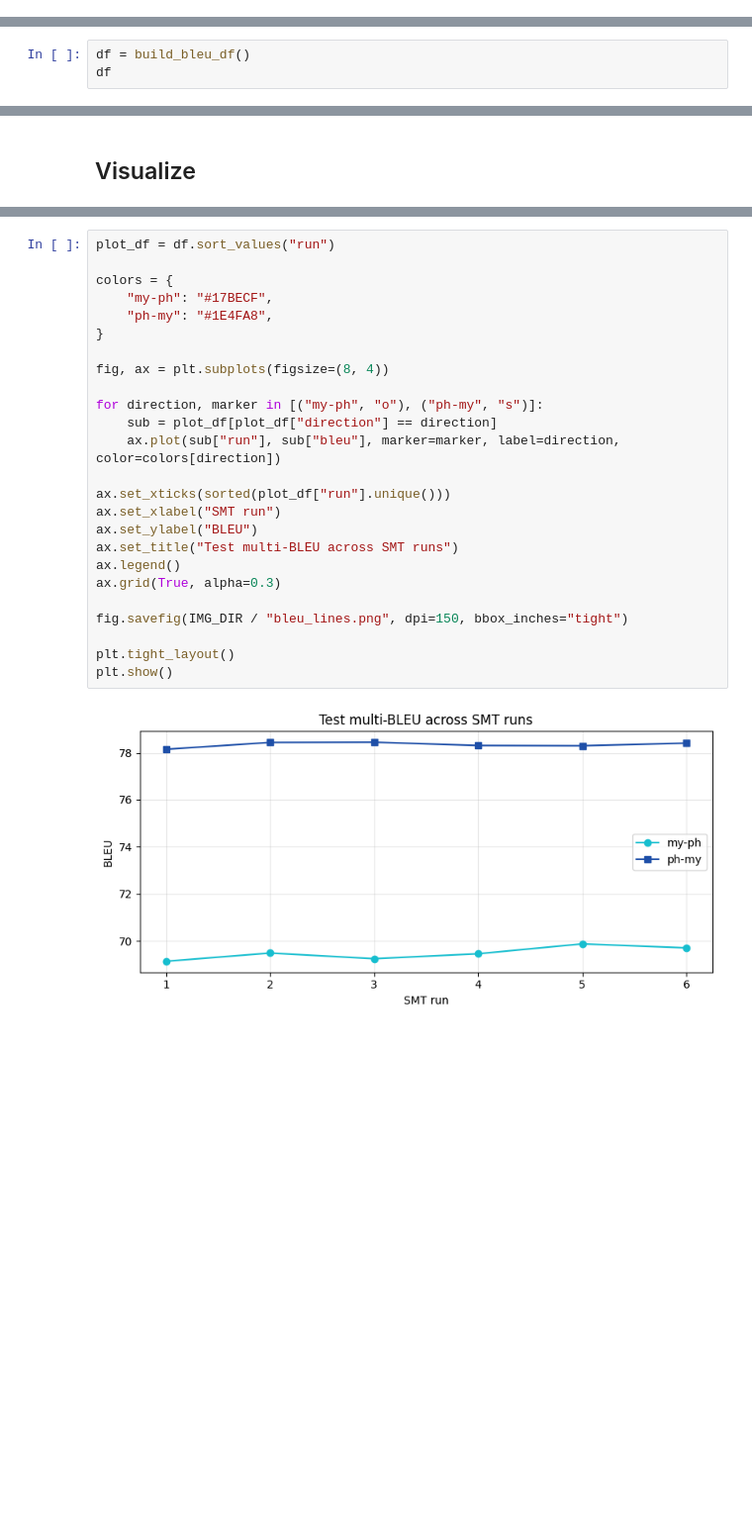
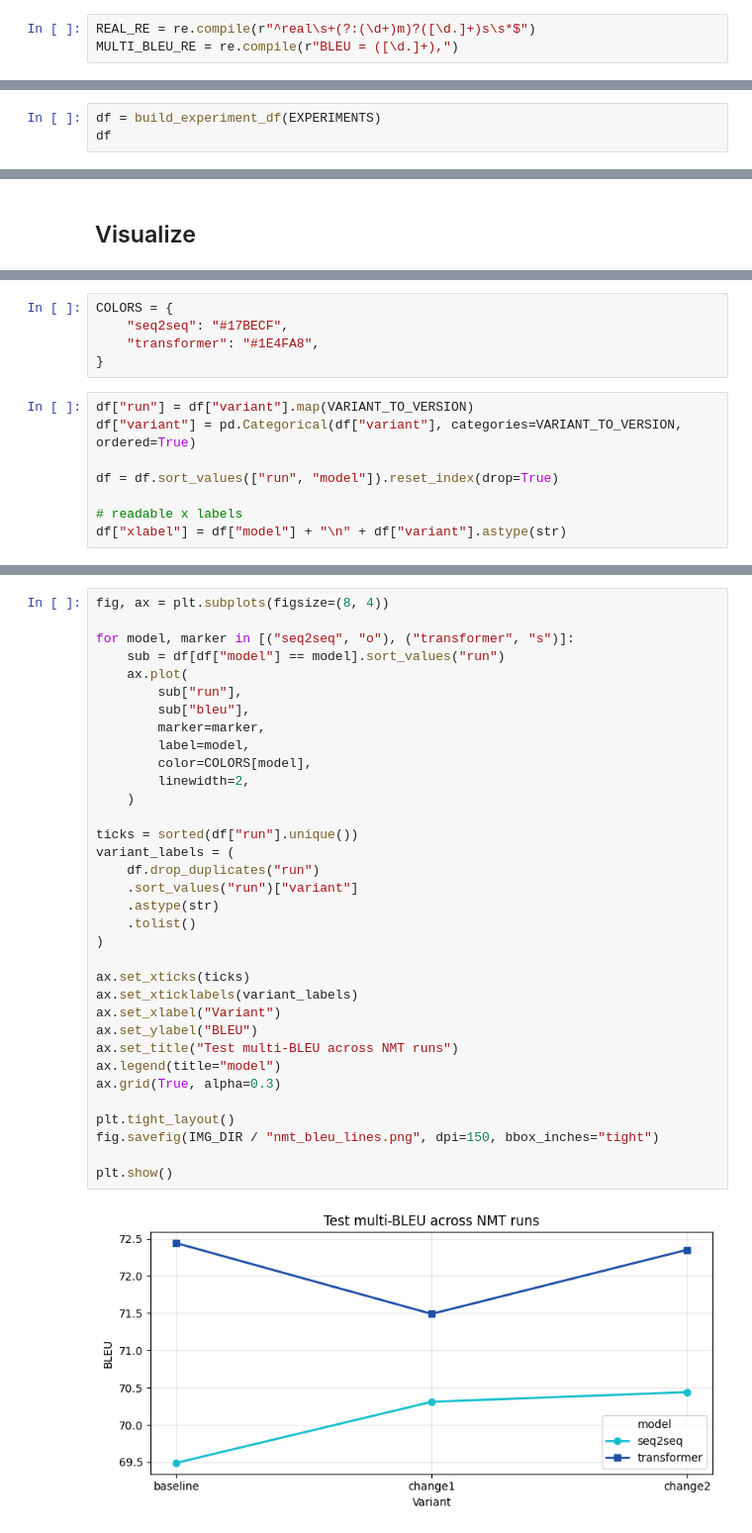
Before and after one commit to lawun330/basic-neural-machine-translation, a Jupyter notebook: notebooks/visualize.ipynb, the cells around one changed output, grey strips where cells are left out. Shown at 99% size. Saved outputs shown, nothing was run; the diff lists cells and outputs as text; blank space fills up the shorter version.

Commit message:
add visualization; update documentation

```diff
--- a/notebooks/visualize.ipynb
+++ b/notebooks/visualize.ipynb
@@ -244,0 +199,3 @@ def bleu_pivot(df: pd.DataFrame, value: str = "bleu") -> pd.DataFrame:
+# %%
+REAL_RE = re.compile(r"^real\s+(?:(\d+)m)?([\d.]+)s\s*$")
+MULTI_BLEU_RE = re.compile(r"BLEU = ([\d.]+),")
@@ -245,6 +286,6 @@ def bleu_pivot(df: pd.DataFrame, value: str = "bleu") -> pd.DataFrame:
 # %% [markdown]
 ## Transform Scores
 # %%
-df = build_bleu_df()
+df = build_experiment_df(EXPERIMENTS)
 df
 # %% [output]
@@ -310,0 +303,13 @@ plt.show()
+# %%
+COLORS = {
+    "seq2seq": "#17BECF",
+    "transformer": "#1E4FA8",
+}
+# %%
+df["run"] = df["variant"].map(VARIANT_TO_VERSION)
+df["variant"] = pd.Categorical(df["variant"], categories=VARIANT_TO_VERSION, ordered=True)
+
+df = df.sort_values(["run", "model"]).reset_index(drop=True)
+
+# readable x labels
+df["xlabel"] = df["model"] + "\n" + df["variant"].astype(str)
@@ -311,27 +378,36 @@ plt.show()
 # %%
-plot_df = df.sort_values("run")
-
-colors = {
-    "my-ph": "#17BECF",
-    "ph-my": "#1E4FA8",
-}
-
 fig, ax = plt.subplots(figsize=(8, 4))
 
-for direction, marker in [("my-ph", "o"), ("ph-my", "s")]:
-    sub = plot_df[plot_df["direction"] == direction]
-    ax.plot(sub["run"], sub["bleu"], marker=marker, label=direction, color=colors[direction])
+for model, marker in [("seq2seq", "o"), ("transformer", "s")]:
+    sub = df[df["model"] == model].sort_values("run")
+    ax.plot(
+        sub["run"],
+        sub["bleu"],
+        marker=marker,
+        label=model,
+        color=COLORS[model],
+        linewidth=2,
+    )
 
-ax.set_xticks(sorted(plot_df["run"].unique()))
-ax.set_xlabel("SMT run")
+ticks = sorted(df["run"].unique())
+variant_labels = (
+    df.drop_duplicates("run")
+    .sort_values("run")["variant"]
+    .astype(str)
+    .tolist()
+)
+
+ax.set_xticks(ticks)
+ax.set_xticklabels(variant_labels)
+ax.set_xlabel("Variant")
 ax.set_ylabel("BLEU")
-ax.set_title("Test multi-BLEU across SMT runs")
-ax.legend()
+ax.set_title("Test multi-BLEU across NMT runs")
+ax.legend(title="model")
 ax.grid(True, alpha=0.3)
 
-fig.savefig(IMG_DIR / "bleu_lines.png", dpi=150, bbox_inches="tight")
+plt.tight_layout()
+fig.savefig(IMG_DIR / "nmt_bleu_lines.png", dpi=150, bbox_inches="tight")
 
-plt.tight_layout()
 plt.show()
 # %% [output]
-[figure, old version]
+[figure, new version]
```
Also changed, not shown: parts of 71 cells of this notebook, 7 other files.
